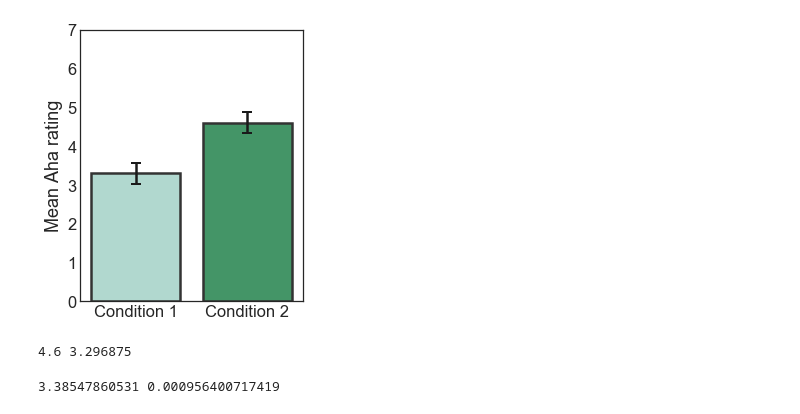
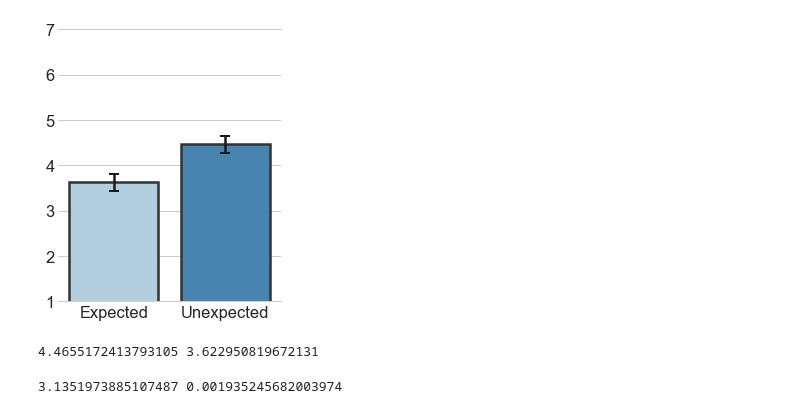
Before and after one commit to hermish/cocosci-research, a Jupyter notebook: analysis/3-anagrams-aha/2-analysis.ipynb, the cells around one changed output. Drawn from its saved outputs; the diff is of its cells as text; code cells hidden in the pictures.

```diff
--- a/analysis/3-anagrams-aha/2-analysis.ipynb
+++ b/analysis/3-anagrams-aha/2-analysis.ipynb
@@ -28,9 +25,9 @@ len(all_entries)
 # %%
-#control is hard condition, exp is easy condition, should change variable names
-control_start, exp_start = [], []
-control_finish, exp_finish = [], []
-starts = [control_start, exp_start]
-finishes = [control_finish, exp_finish]
+#hard is hard condition, exp is easy condition
+hard_start, exp_start = [], []
+hard_finish, exp_finish = [], []
+starts = [hard_start, exp_start]
+finishes = [hard_finish, exp_finish]
 
 for entry in all_entries:
     if isinstance(entry['data'], dict):
@@ -40,6 +37,6 @@ for entry in all_entries:
         condition = entry['data'][0]['conditionNumber']
         finishes[condition].append(entry)
 
-print(len(control_start), len(exp_start))
-print(len(control_finish), len(exp_finish))
+print(len(hard_start), len(exp_start))
+print(len(hard_finish), len(exp_finish))
 # %% [output]
@@ -135,29 +203,33 @@ print(len(contol_aha), len(exp_aha))
 # %%
 import seaborn as sns
-sns.set(style="white", font_scale=1.5, rc={'figure.figsize':(4,5)})
+sns.set(style="whitegrid", font_scale=1.5, rc={'figure.figsize':(4,5),
+                                              "grid.linewidth": 1, "axes.linewidth": 1,
+                                              })
 
-control_aha_mean = np.mean(contol_aha)
-control_aha_error = stats.sem(contol_aha)
+hard_aha_mean = np.mean(hard_aha)
+hard_aha_error = stats.sem(hard_aha)
 exp_aha_mean = np.mean(exp_aha)
 exp_aha_error = stats.sem(exp_aha)
 
 ax = sns.barplot(
     np.arange(2),
-    [exp_aha_mean, control_aha_mean ],
-    yerr=[exp_aha_error, control_aha_error],
-    palette="BuGn", errcolor=".2", edgecolor=".2",linewidth=2.5, error_kw=dict(ecolor='k', lw=2.5, capsize=5, capthick=2)
+    [exp_aha_mean, hard_aha_mean],
+    yerr=[exp_aha_error, hard_aha_error],
+    palette="Blues", errcolor=".2", edgecolor=".2",linewidth=2.5, error_kw=dict(ecolor='k', lw=2.5, capsize=5, capthick=2)
 )
-plt.xticks(np.arange(2), ['Condition 1','Condition 2'])
-ax.set(ylabel='Mean Aha rating')
+plt.xticks(np.arange(2), ['Expected','Unexpected'])
+#ax.set(ylabel='Mean Aha! rating on the test anagram')
 ax.tick_params(axis=u'both', which=u'both',length=0)
-plt.ylim([0,7])
+plt.ylim([1,7])
+sns.despine(ax=ax, left=True, top=False)
+plt.savefig('Aha_Exp2.png',dpi=1200)
 plt.show()
-print(control_aha_mean, exp_aha_mean)
+print(hard_aha_mean, exp_aha_mean)
 # %% [output]
-[figure, old version]
+[figure, new version]
-4.6 3.296875
+4.4655172413793105 3.622950819672131
 # %%
-t, p = ttest_ind(contol_aha, exp_aha)
+t, p = ttest_ind(hard_aha, exp_aha)
 print(t, p)
 # %% [output]
-3.38547860531 0.000956400717419
+3.1351973885107487 0.001935245682003974
```
Also changed, not shown: parts of 14 cells of this notebook, 41 other files.
